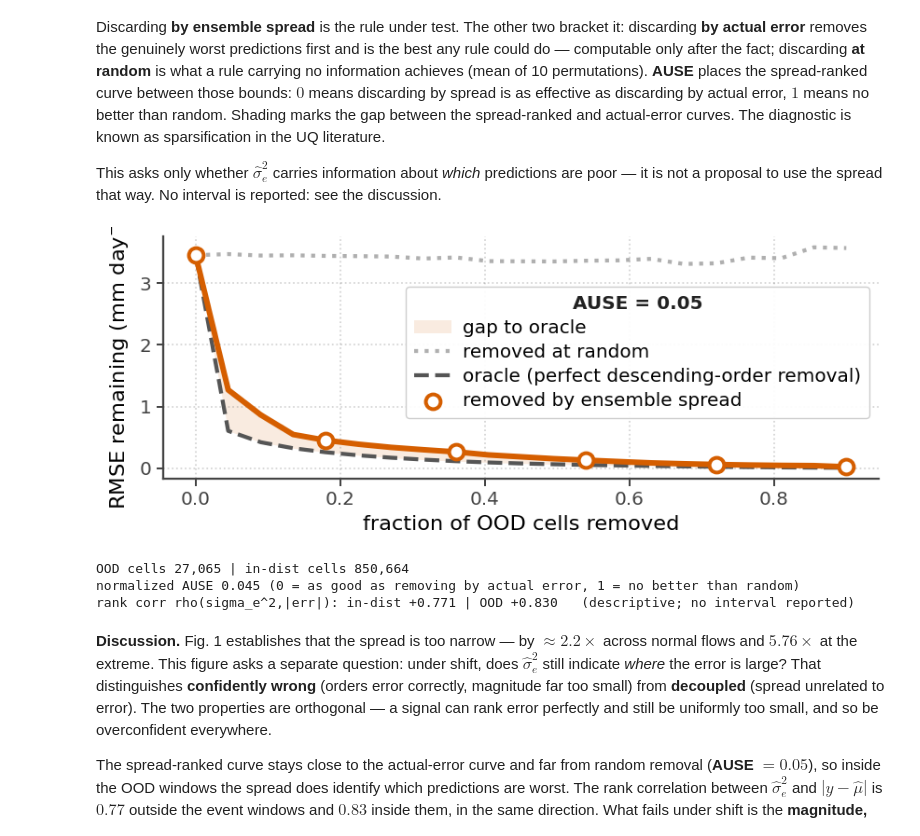
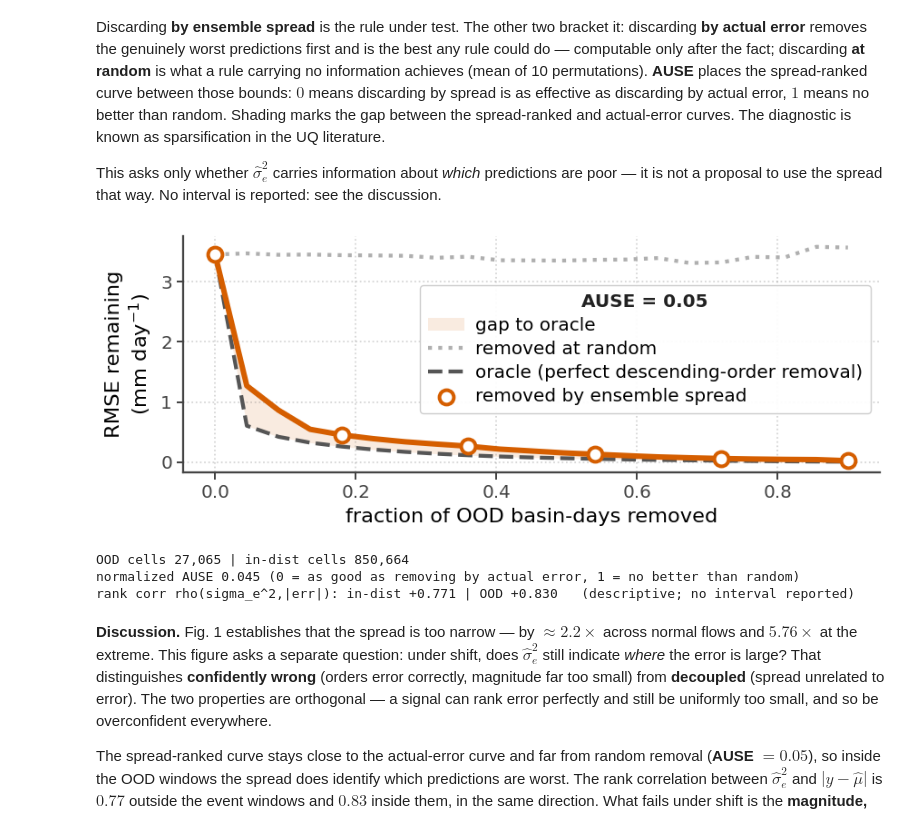
Before and after one commit to TWilson05/EA-LSTM-Streamflow, a Jupyter notebook: notebooks/workshop_figures.ipynb, the cells around one changed output. Cells and saved outputs as stored; diff of their text form; code cells hidden in the pictures.

Commit message:
New figures

```diff
--- a/notebooks/workshop_figures.ipynb
+++ b/notebooks/workshop_figures.ipynb
@@ -312,36 +312,36 @@ This asks only whether $\hat{\sigma}^2_e$ carries information about *which* pred
 # Diagnostic only -- asks whether sigma_e^2 carries information about WHICH predictions are
 # poor. No CI: the claim is that the spread orders error, not that two orderings differ, and
 # under autocorrelation an i.i.d. interval here would be anti-conservative for no benefit.
 def sparsify(se, e2, nf=21, seed=0):
     n=len(e2); fr=np.linspace(0,0.9,nf); op=np.argsort(-se); oo=np.argsort(-e2); rng=np.random.default_rng(seed)
     curve=lambda order: np.array([np.sqrt(np.mean(e2[order[int(f*n):]])) for f in fr])
     cp,co_=curve(op),curve(oo); cr=np.mean([curve(rng.permutation(n)) for _ in range(10)],axis=0)
     num=np.trapezoid(cp-co_,fr); den=np.trapezoid(cr-co_,fr)
     return fr,cp,co_,cr,(num/den if den>0 else np.nan)
 
 se_i,e_i = sigma_e2[M_ind], err[M_ind]
 se_o,e_o,e2_o = sigma_e2[M_ood], err[M_ood], err2[M_ood]
 fr,cp,co_,cr,an = sparsify(se_o,e2_o)
 
 fig, ax = plt.subplots(figsize=figsize(2.93))
 ax.fill_between(fr,co_,cp,color=PALETTE["ens"],alpha=.12,lw=0,zorder=1,label="gap to oracle")
 ax.plot(fr,cr,":",color=PALETTE["random"],lw=LW["ref"],label="removed at random",zorder=2)
 ax.plot(fr,co_,"--",color=PALETTE["ref"],lw=LW["ref"],label="oracle (perfect descending-order removal)",zorder=3)
 ax.plot(fr,cp,"-",color=PALETTE["ens"],lw=LW["curve"],zorder=4)
 ax.scatter(fr[::4],cp[::4],s=sz(40),facecolor="white",edgecolor=PALETTE["ens"],
            linewidths=1.6*S,zorder=5,label="removed by ensemble spread")
-ax.set_xlabel("fraction of OOD cells removed")
-ax.set_ylabel(r"RMSE remaining (mm day$^{-1}$)")
+ax.set_xlabel("fraction of OOD basin-days removed")
+ax.set_ylabel("RMSE remaining\n"r"(mm day$^{-1}$)")
 _leg=ax.legend(loc="center right", bbox_to_anchor=(1.0,.52), title=f"AUSE = {an:.2f}", **LEG)
 _leg.get_title().set(fontweight="bold", fontsize=FS["ann"], color="#222222"); _leg.set_zorder(7)
 fig.savefig(FIG_OUT/"workshop_fig2_shift.png"); plt.show()
 
 print(f"OOD cells {len(e2_o):,} | in-dist cells {len(e_i):,}")
 print(f"normalized AUSE {an:.3f} (0 = as good as removing by actual error, 1 = no better than random)")
 print(f"rank corr rho(sigma_e^2,|err|): in-dist {spearmanr(se_i,e_i).statistic:+.3f} | "
       f"OOD {spearmanr(se_o,e_o).statistic:+.3f}   (descriptive; no interval reported)")
 # %% [output]
-[figure, old version]
+[figure, new version]
 OOD cells 27,065 | in-dist cells 850,664
 normalized AUSE 0.045 (0 = as good as removing by actual error, 1 = no better than random)
 rank corr rho(sigma_e^2,|err|): in-dist +0.771 | OOD +0.830   (descriptive; no interval reported)
```
Also changed, not shown: parts of 2 cells of this notebook.
